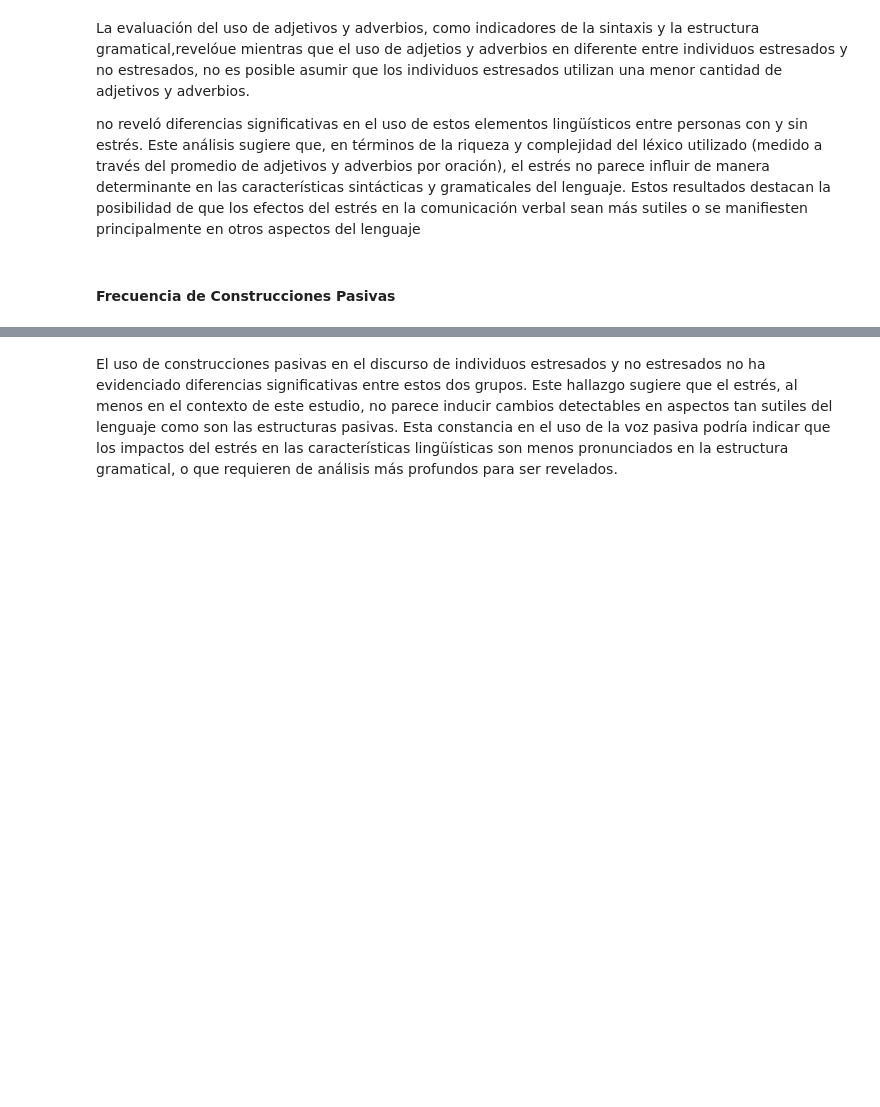
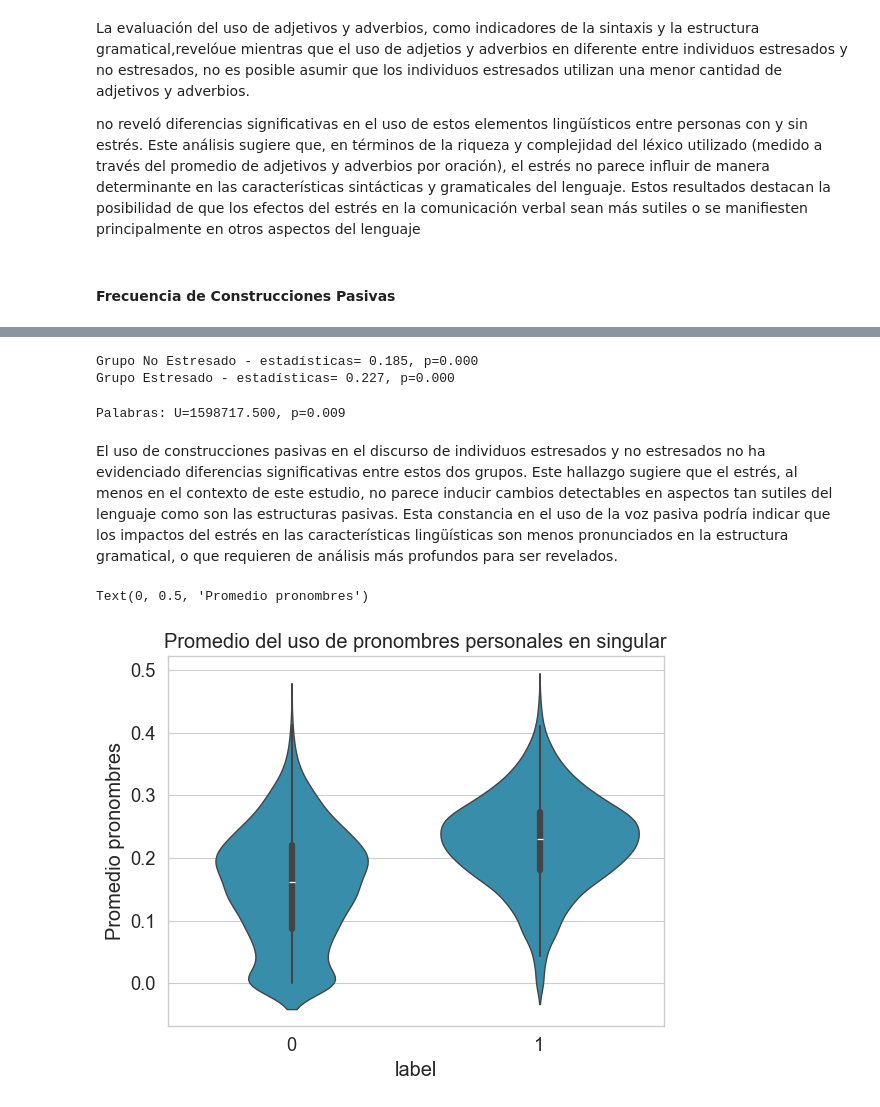
Before and after one commit to fjmoyao/depression_detection, a Jupyter notebook: src/EDA hipotesis testing.ipynb, the cells around one changed output, grey strips where cells are left out. Drawn from its saved outputs; the diff is of its cells as text; code cells hidden in the pictures; blank space fills up the shorter version.

```diff
--- a/src/EDA hipotesis testing.ipynb
+++ b/src/EDA hipotesis testing.ipynb
@@ -38,8 +38,8 @@ from sklearn.model_selection import train_test_split
 # %%
 #carga de datos
 data_path = Path(os.getcwd()).parent / "data"
-data_path = data_path / "silver" / "dreadditClean.csv"
-df = pd.read_csv(data_path, usecols=["text","label","clean_text", "clean_text_sentence_sep"])
+input_path = data_path / "silver" / "dreadditClean.csv"
+df = pd.read_csv(input_path, usecols=["text","label","clean_text", "clean_text_sentence_sep"])
 #df2 = pd.read_csv(train_path, usecols=["text","label","clean_text", "clean_text_sentence_sep"])
 
 #df = pd.concat([df1, df2])
@@ -282,9 +324,22 @@ print('Grupo No Estresado - estadísticas= %.3f, p=%.3f' % (stat, p))
 
 stat, p = shapiro(df[df['label'] == 1]["passive_avg"])
 print('Grupo Estresado - estadísticas= %.3f, p=%.3f' % (stat, p))
+# %% [output]
+Grupo No Estresado - estadísticas= 0.185, p=0.000
+Grupo Estresado - estadísticas= 0.227, p=0.000
 # %%
 u_stat, p_val = mannwhitneyu(df[df['label'] == 1]["passive_avg"],
                              df[df['label'] == 0]["passive_avg"], alternative="greater")
 print('Palabras: U=%.3f, p=%.3f' % (u_stat, p_val))
+# %% [output]
+Palabras: U=1598717.500, p=0.009
 # %% [markdown]
 El uso de construcciones pasivas en el discurso de individuos estresados y no estresados no ha evidenciado diferencias significativas entre estos dos grupos. Este hallazgo sugiere que el estrés, al menos en el contexto de este estudio, no parece inducir cambios detectables en aspectos tan sutiles del lenguaje como son las estructuras pasivas. Esta constancia en el uso de la voz pasiva podría indicar que los impactos del estrés en las características lingüísticas son menos pronunciados en la estructura gramatical, o que requieren de análisis más profundos para ser revelados.
+# %%
+# Pronombres
+ax1= sns.violinplot(x='label', y='singular_pronouns', data=df)
+ax1.set_title('Promedio del uso de pronombres personales en singular');
+ax1.set_ylabel("Promedio pronombres")
+# %% [output]
+Text(0, 0.5, 'Promedio pronombres')
+[figure, added]
```
Also changed, not shown: parts of 20 cells of this notebook.
